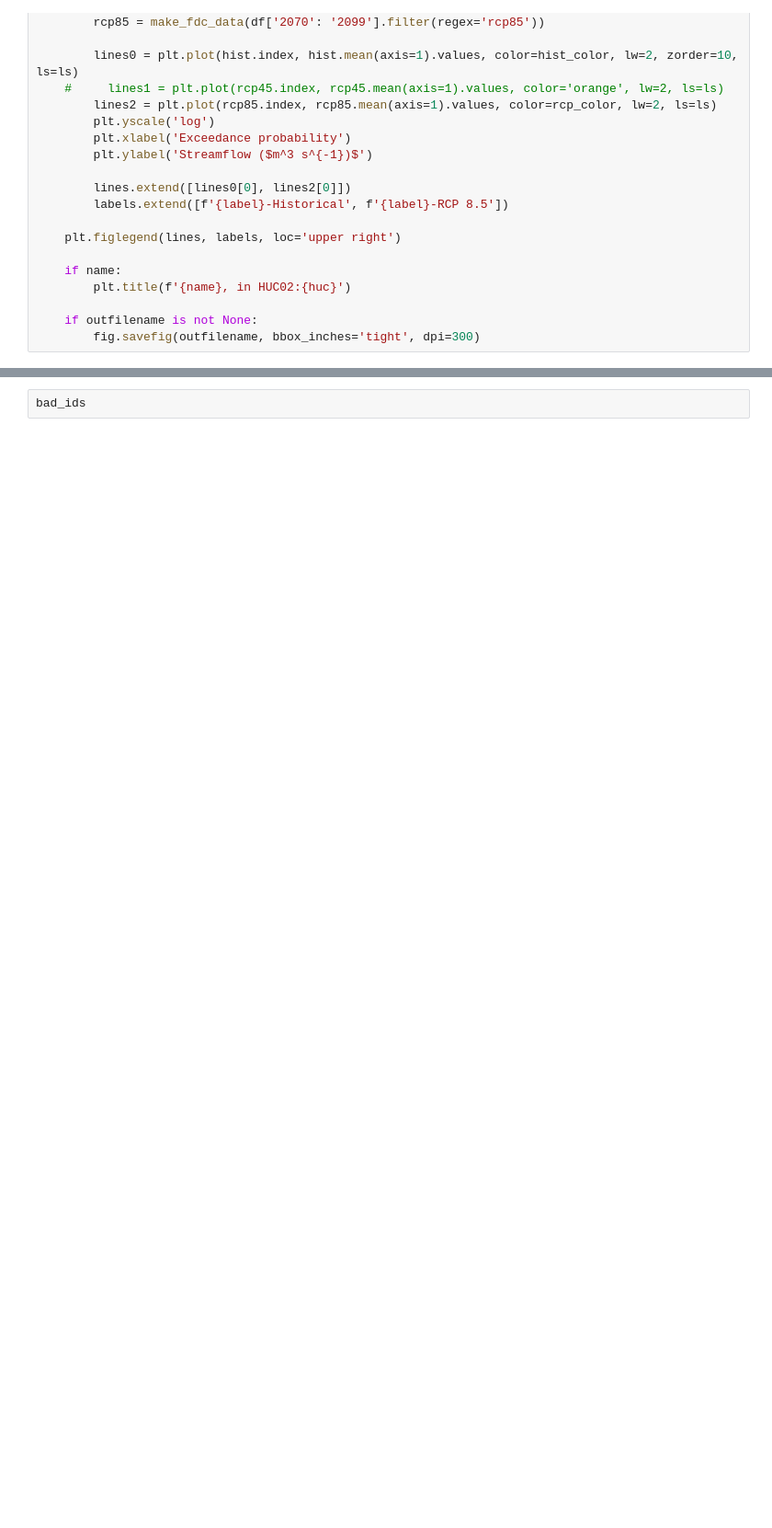
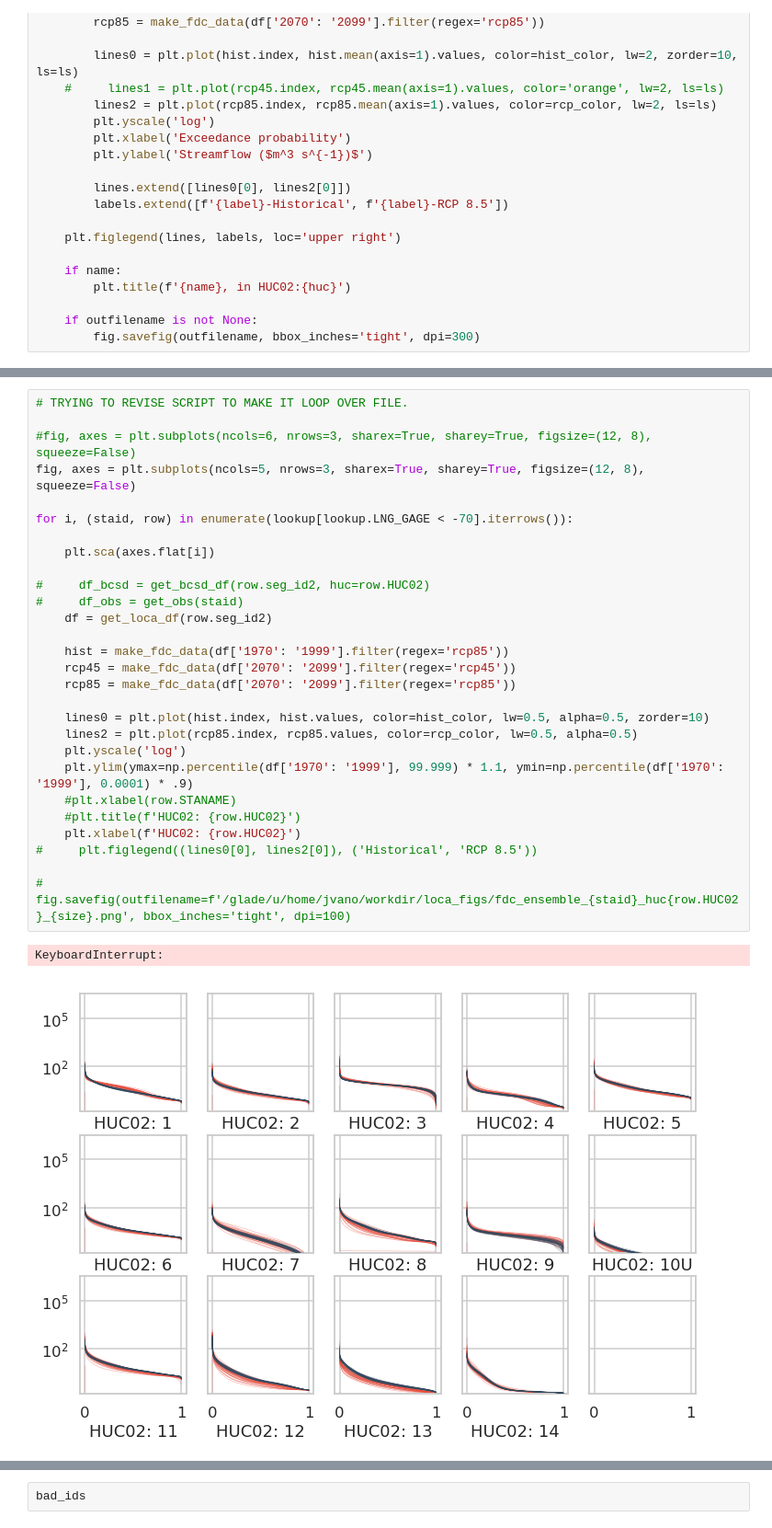
Before and after one commit to nmizukami/LOCA_Downscaling_Analysis, a Jupyter notebook: notebooks/analysis_daily_routed_streamflow_jav.ipynb, the cells around one changed output, grey strips where cells are left out. Shown: that part at 92% size. Cells and saved outputs as stored; diff of their text form; blank space fills up the shorter version.

```diff
--- a/notebooks/analysis_daily_routed_streamflow_jav.ipynb
+++ b/notebooks/analysis_daily_routed_streamflow_jav.ipynb
@@ -214,0 +317,31 @@ def make_figure_2(outfilename=None, name=None, huc=None):
+# %%
+# TRYING TO REVISE SCRIPT TO MAKE IT LOOP OVER FILE.
+
+#fig, axes = plt.subplots(ncols=6, nrows=3, sharex=True, sharey=True, figsize=(12, 8), squeeze=False)
+fig, axes = plt.subplots(ncols=5, nrows=3, sharex=True, sharey=True, figsize=(12, 8), squeeze=False)
+
+for i, (staid, row) in enumerate(lookup[lookup.LNG_GAGE < -70].iterrows()):
+
+    plt.sca(axes.flat[i])
+
+#     df_bcsd = get_bcsd_df(row.seg_id2, huc=row.HUC02)
+#     df_obs = get_obs(staid)
+    df = get_loca_df(row.seg_id2)
+
+    hist = make_fdc_data(df['1970': '1999'].filter(regex='rcp85'))
+    rcp45 = make_fdc_data(df['2070': '2099'].filter(regex='rcp45'))
+    rcp85 = make_fdc_data(df['2070': '2099'].filter(regex='rcp85'))
+
+    lines0 = plt.plot(hist.index, hist.values, color=hist_color, lw=0.5, alpha=0.5, zorder=10)
+    lines2 = plt.plot(rcp85.index, rcp85.values, color=rcp_color, lw=0.5, alpha=0.5)
+    plt.yscale('log')
+    plt.ylim(ymax=np.percentile(df['1970': '1999'], 99.999) * 1.1, ymin=np.percentile(df['1970': '1999'], 0.0001) * .9)
+    #plt.xlabel(row.STANAME)
+    #plt.title(f'HUC02: {row.HUC02}')
+    plt.xlabel(f'HUC02: {row.HUC02}')
+#     plt.figlegend((lines0[0], lines2[0]), ('Historical', 'RCP 8.5'))
+
+# fig.savefig(outfilename=f'/glade/u/home/jvano/workdir/loca_figs/fdc_ensemble_{staid}_huc{row.HUC02}_{size}.png', bbox_inches='tight', dpi=100)
+# %% [output]
+KeyboardInterrupt:
+[figure, added]
```
Also changed, not shown: parts of 9 cells of this notebook, 5 other files.
